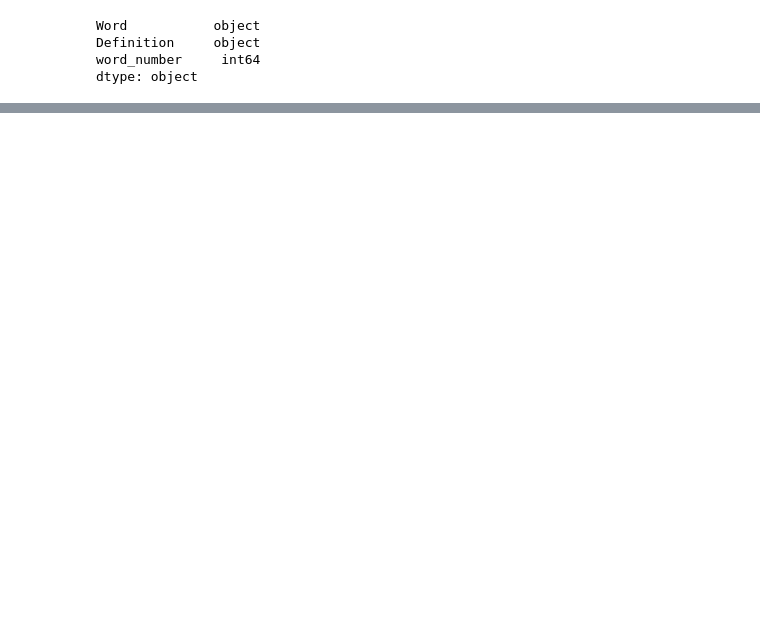
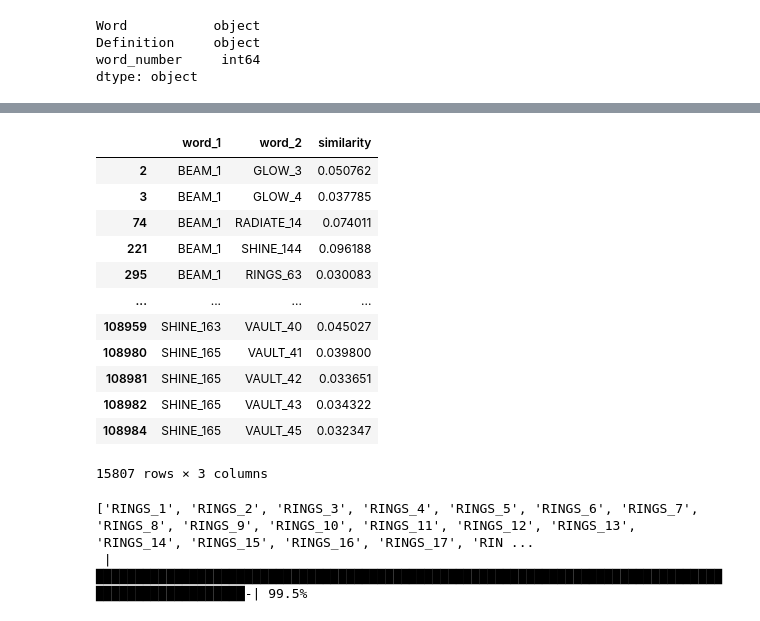
Before and after one commit to VincentZhao12/nyt-crossed, a Jupyter notebook: connect/connections_wiki.ipynb, the cells around one changed output, grey strips where cells are left out. Saved outputs shown, nothing was run; the diff lists cells and outputs as text; code cells hidden in the pictures; blank space fills up the shorter version.

```diff
--- a/connect/connections_wiki.ipynb
+++ b/connect/connections_wiki.ipynb
@@ -227,0 +228,18 @@ df
+# %%
+df = df[df["similarity"] > 0.03]
+
+df
+# %% [output]
+|  | word_1 | word_2 | similarity |
+| 2 | BEAM_1 | GLOW_3 | 0.050762 |
+| 3 | BEAM_1 | GLOW_4 | 0.037785 |
+| 74 | BEAM_1 | RADIATE_14 | 0.074011 |
+| 221 | BEAM_1 | SHINE_144 | 0.096188 |
+| 295 | BEAM_1 | RINGS_63 | 0.030083 |
+| ... | ... | ... | ... |
+| 108959 | SHINE_163 | VAULT_40 | 0.045027 |
+| 108980 | SHINE_165 | VAULT_41 | 0.039800 |
+| 108981 | SHINE_165 | VAULT_42 | 0.033651 |
+| 108982 | SHINE_165 | VAULT_43 | 0.034322 |
+| 108984 | SHINE_165 | VAULT_45 | 0.032347 |
+15807 rows × 3 columns
@@ -227,0 +281,42 @@ df
+# %%
+import heapq
+
+def similarity_4(a, b, c, d):
+    return relation_dict[(a, b)] + relation_dict[(a, c)] + relation_dict[(a, d)] + relation_dict[(b, c)] + relation_dict[(b, d)] + relation_dict[(c, d)]
+
+def find_n_groups(n, words):
+    print(words)
+    sim_scores = {}
+    for i, a in enumerate(words):
+        printProgressBar(iteration=i, total=len(words))
+        for j in range(i + 1, len(words)):
+            b = words[j]
+            if a[0:a.index("_")] == b[0:b.index("_")]:
+                continue
+            if (a, b) not in relation_dict:
+                continue
+            for k in range(j + 1, len(words)):
+                c = words[k]
+                if a[0:a.index("_")] == c[0:c.index("_")] or b[0:b.index("_")] == c[0:c.index("_")]:
+                    continue
+                if (a, c) not in relation_dict or (b, c) not in relation_dict:
+                    continue
+                for l in range(k + 1, len(words)):
+                    d = specified_words[l]
+
+                    if a[0:a.index("_")] == d[0:d.index("_")] or b[0:b.index("_")] == d[0:d.index("_")] or c[0:c.index("_")] == d[0:d.index("_")]:
+                        continue
+                    if ((a, d) not in relation_dict) or ((b, d) not in relation_dict) or ((c, d) not in relation_dict):
+                        continue
+
+                    sim_scores[(a, b, c, d)] = similarity_4(a, b, c, d)
+
+    sim_heap = []
+    for (a, b, c, d), score in sim_scores.items():
+        heapq.heappush(sim_heap, (score, [a, b, c, d]))
+
+    return heapq.nlargest(n, sim_heap)
+result = find_n_groups(10, specified_words)
+# %% [output]
+['RINGS_1', 'RINGS_2', 'RINGS_3', 'RINGS_4', 'RINGS_5', 'RINGS_6', 'RINGS_7', 'RINGS_8', 'RINGS_9', 'RINGS_10', 'RINGS_11', 'RINGS_12', 'RINGS_13', 'RINGS_14', 'RINGS_15', 'RINGS_16', 'RINGS_17', 'RIN ...
+ |███████████████████████████████████████████████████████████████████████████████████████████████████-| 99.5%
```
Also changed, not shown: parts of 16 cells of this notebook.
